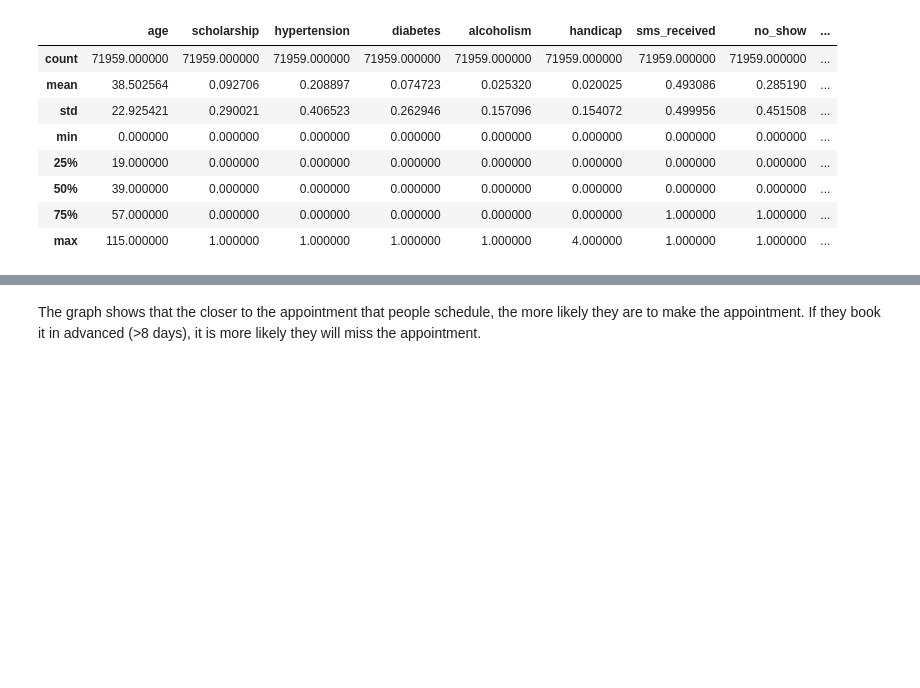
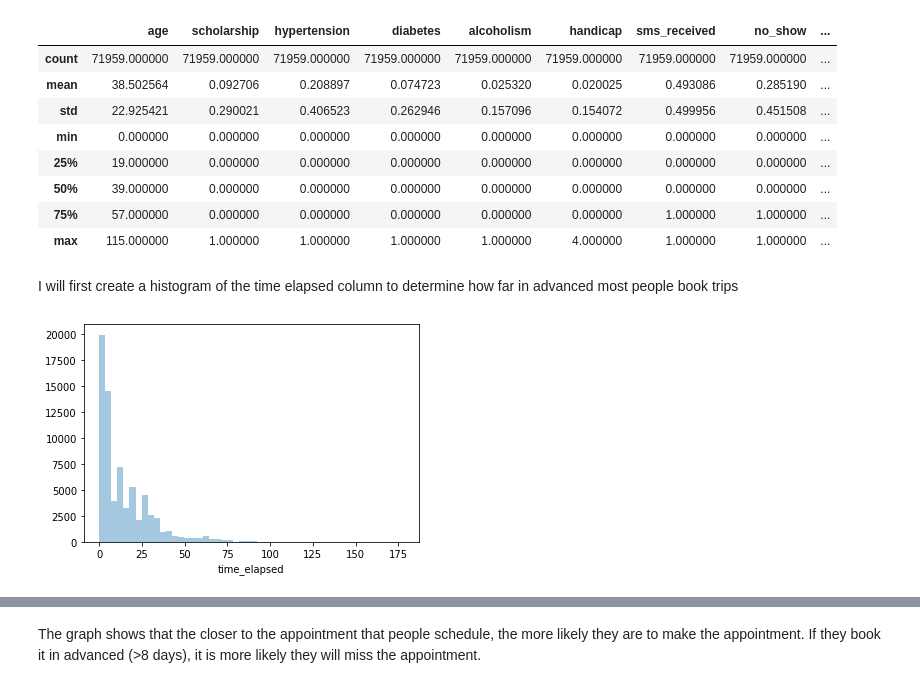
Before and after one commit to nlucasti/analyst_portfolio, a Jupyter notebook: Investigate_Patient_Appt.ipynb, the cells around one changed output, grey strips where cells are left out. Cells and saved outputs as stored; diff of their text form; code cells hidden in the pictures; blank space fills up the shorter version.

```diff
--- a/Investigate_Patient_Appt.ipynb
+++ b/Investigate_Patient_Appt.ipynb
@@ -140,3 +157,11 @@ df.describe()
 | 50% | 39.000000 | 0.000000 | 0.000000 | 0.000000 | 0.000000 | 0.000000 | 0.000000 | 0.000000 | ... |
 | 75% | 57.000000 | 0.000000 | 0.000000 | 0.000000 | 0.000000 | 0.000000 | 1.000000 | 1.000000 | ... |
 | max | 115.000000 | 1.000000 | 1.000000 | 1.000000 | 1.000000 | 4.000000 | 1.000000 | 1.000000 | ... |
+# %% [markdown]
+<p>I will first create a histogram of the time elapsed column to determine how far in advanced most people book trips</p>
+# %%
+#Plot Histogram
+fig,ax = plt.subplots();
+sns.distplot(df['time_elapsed'], ax=ax,kde=False);
+# %% [output]
+[figure, added]
```
Also changed, not shown: parts of 12 cells of this notebook, 2 other files.
